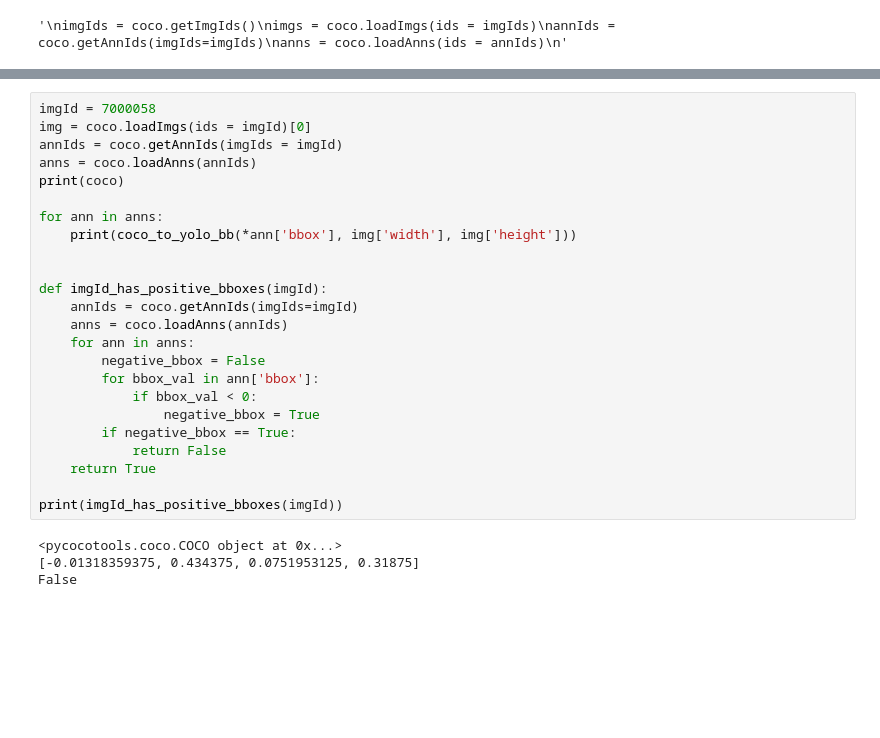
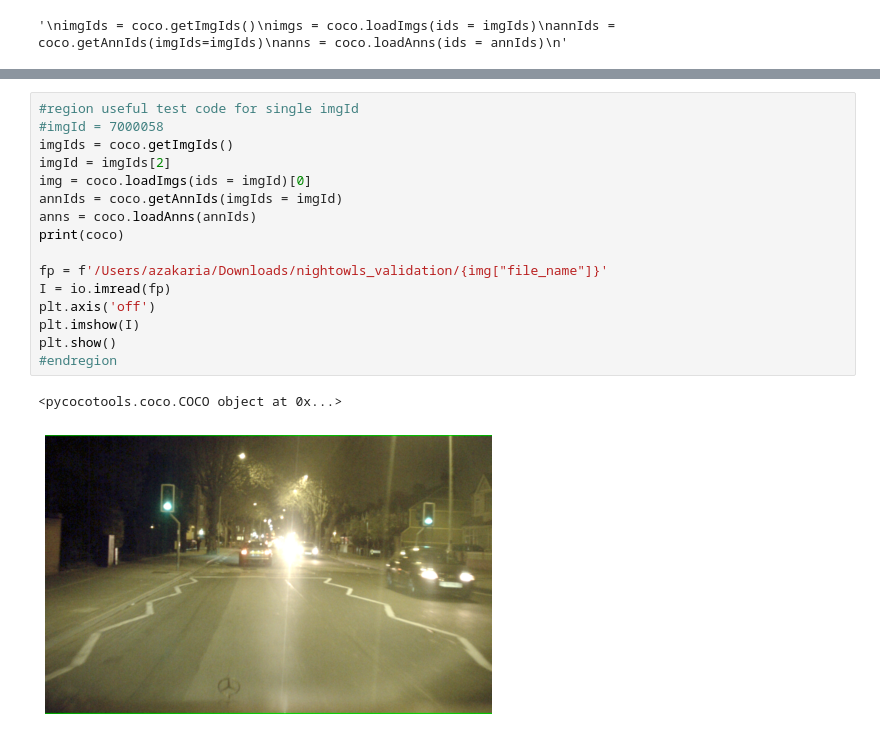
Before and after one commit to adam-zakaria/yolo-training, a Jupyter notebook: nightowls/get_training_data_nightowls.ipynb, the cells around one changed output, grey strips where cells are left out. Saved outputs shown, nothing was run; the diff lists cells and outputs as text; blank space fills up the shorter version.

```diff
--- a/nightowls/get_training_data_nightowls.ipynb
+++ b/nightowls/get_training_data_nightowls.ipynb
@@ -205,28 +151,19 @@ def copy_images_to_dataset_dir(src_image_dir, dest_image_dir, image_extension):
-# %%
-imgId = 7000058
-img = coco.loadImgs(ids = imgId)[0]
-annIds = coco.getAnnIds(imgIds = imgId)
-anns = coco.loadAnns(annIds)
-print(coco)
-
-for ann in anns:
-    print(coco_to_yolo_bb(*ann['bbox'], img['width'], img['height']))
-
-
-def imgId_has_positive_bboxes(imgId):
-    annIds = coco.getAnnIds(imgIds=imgId)
-    anns = coco.loadAnns(annIds)
-    for ann in anns:
-        negative_bbox = False
-        for bbox_val in ann['bbox']:
-            if bbox_val < 0:
-                negative_bbox = True
-        if negative_bbox == True:
-            return False
-    return True
-
-print(imgId_has_positive_bboxes(imgId))
-# %% [output]
-<pycocotools.coco.COCO object at 0x...>
-[-0.01318359375, 0.434375, 0.0751953125, 0.31875]
-False
+# %%
+#region useful test code for single imgId
+#imgId = 7000058
+imgIds = coco.getImgIds()
+imgId = imgIds[2]
+img = coco.loadImgs(ids = imgId)[0]
+annIds = coco.getAnnIds(imgIds = imgId)
+anns = coco.loadAnns(annIds)
+print(coco)
+
+fp = f'/Users/azakaria/Downloads/nightowls_validation/{img["file_name"]}'
+I = io.imread(fp)
+plt.axis('off')
+plt.imshow(I)
+plt.show()
+#endregion
+# %% [output]
+<pycocotools.coco.COCO object at 0x...>
+[figure, added]
```
Also changed, not shown: parts of 4 cells of this notebook.
